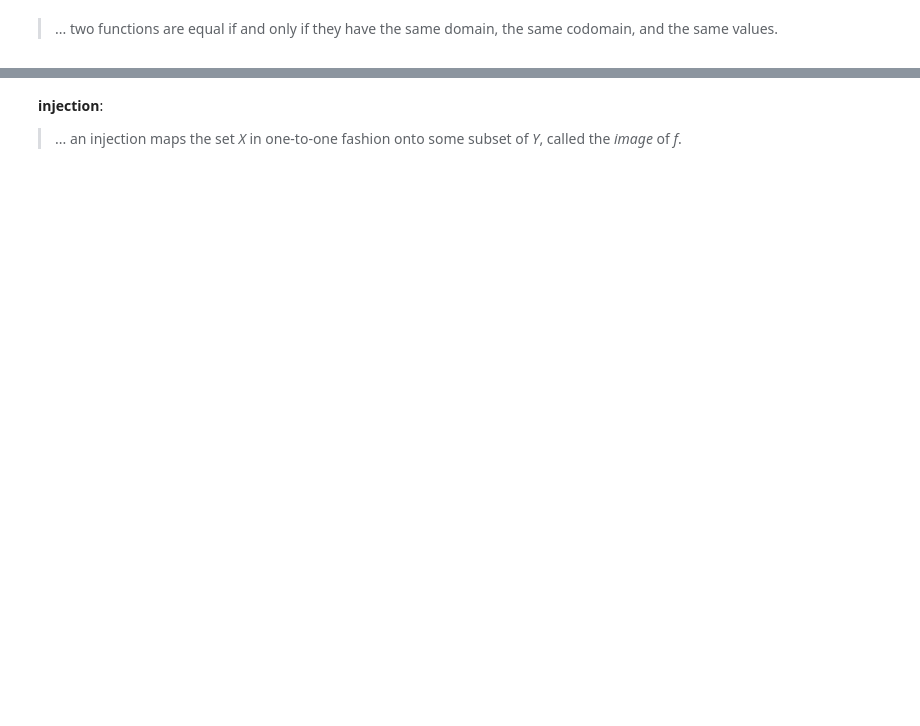
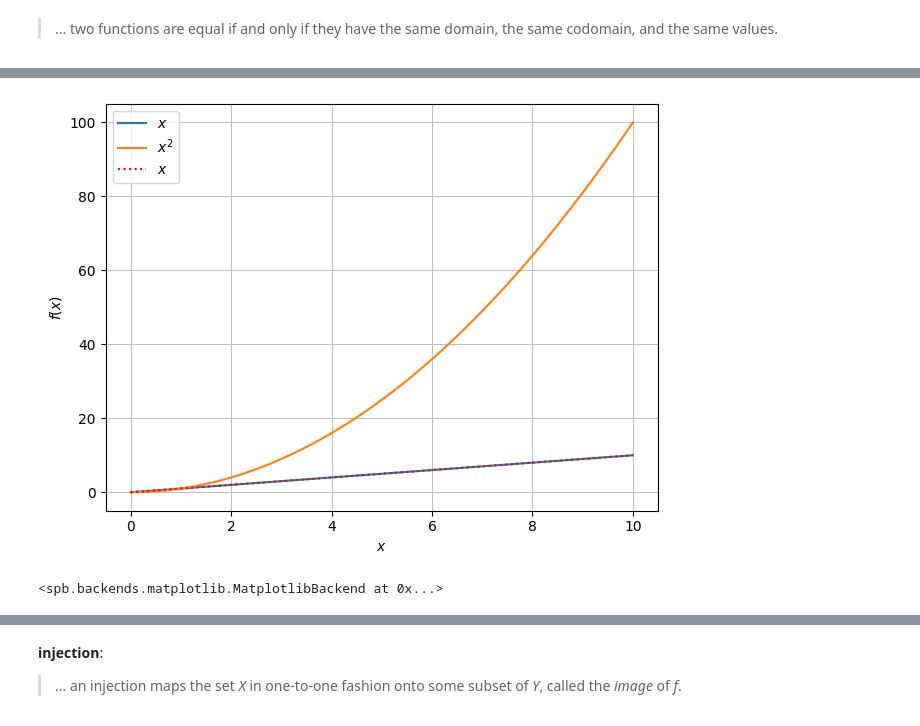
Before and after one commit to James-G-Hill/Sympy-Companion-to-Mathematics-Form-and-Function, a Jupyter notebook: ch05_functions_transformations_groups/04_functions_as_sets_of_pairs.ipynb, the cells around one changed output, grey strips where cells are left out. Drawn from its saved outputs; the diff is of its cells as text; code cells hidden in the pictures; blank space fills up the shorter version.

```diff
--- a/ch05_functions_transformations_groups/04_functions_as_sets_of_pairs.ipynb
+++ b/ch05_functions_transformations_groups/04_functions_as_sets_of_pairs.ipynb
@@ -31,0 +271,11 @@ print(axiom_of_extensionality(A, B, C))
+# %%
+plot(
+    x,
+    x**2,
+    sqrt(x)**2,
+    (x, 0, 10),
+    rendering_kw=[{}, {}, {"linestyle": ":", "color": "red"}]
+)
+# %% [output]
+[figure, added]
+<spb.backends.matplotlib.MatplotlibBackend at 0x...>
```
Also changed, not shown: parts of 41 cells of this notebook, 2 other files.
